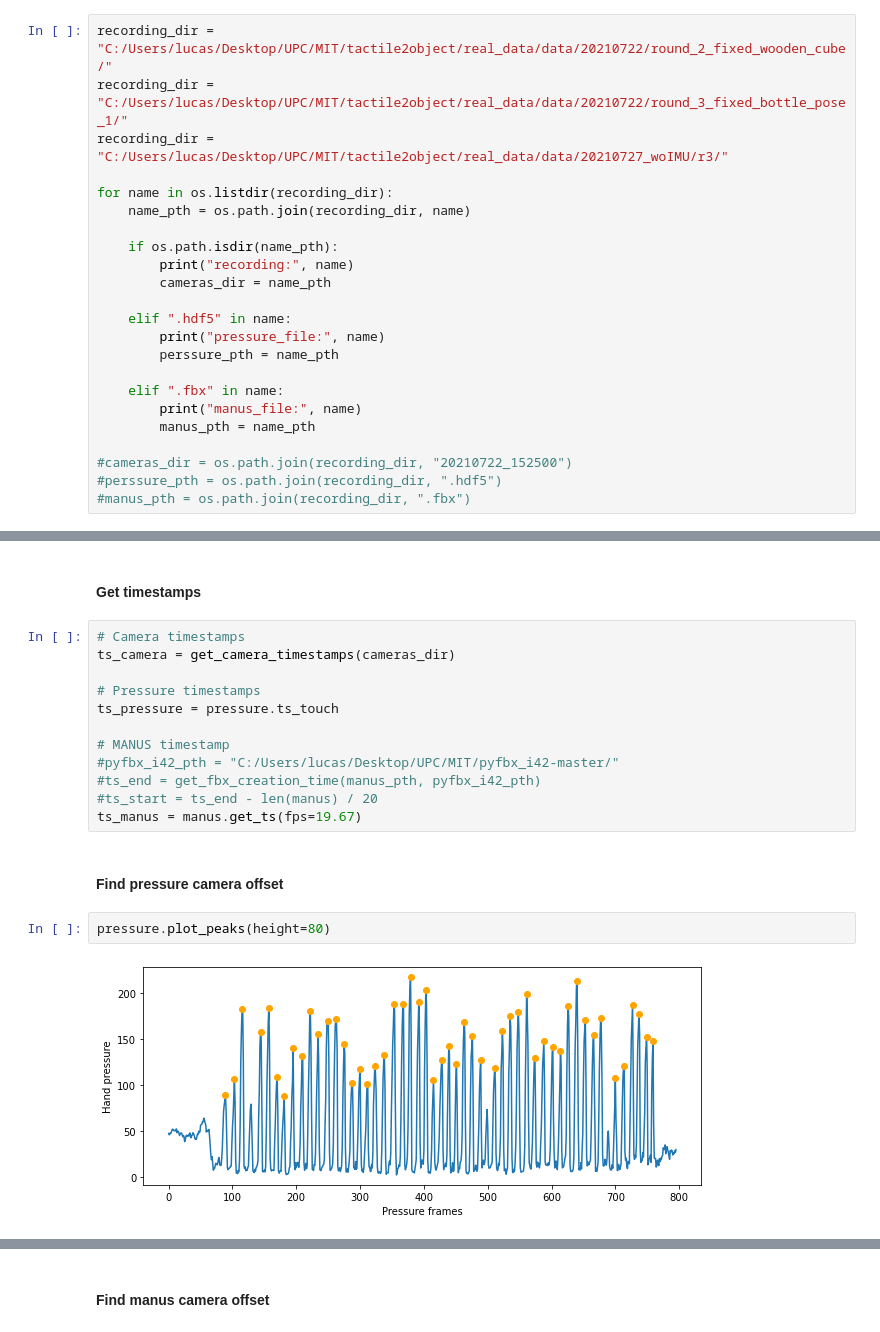
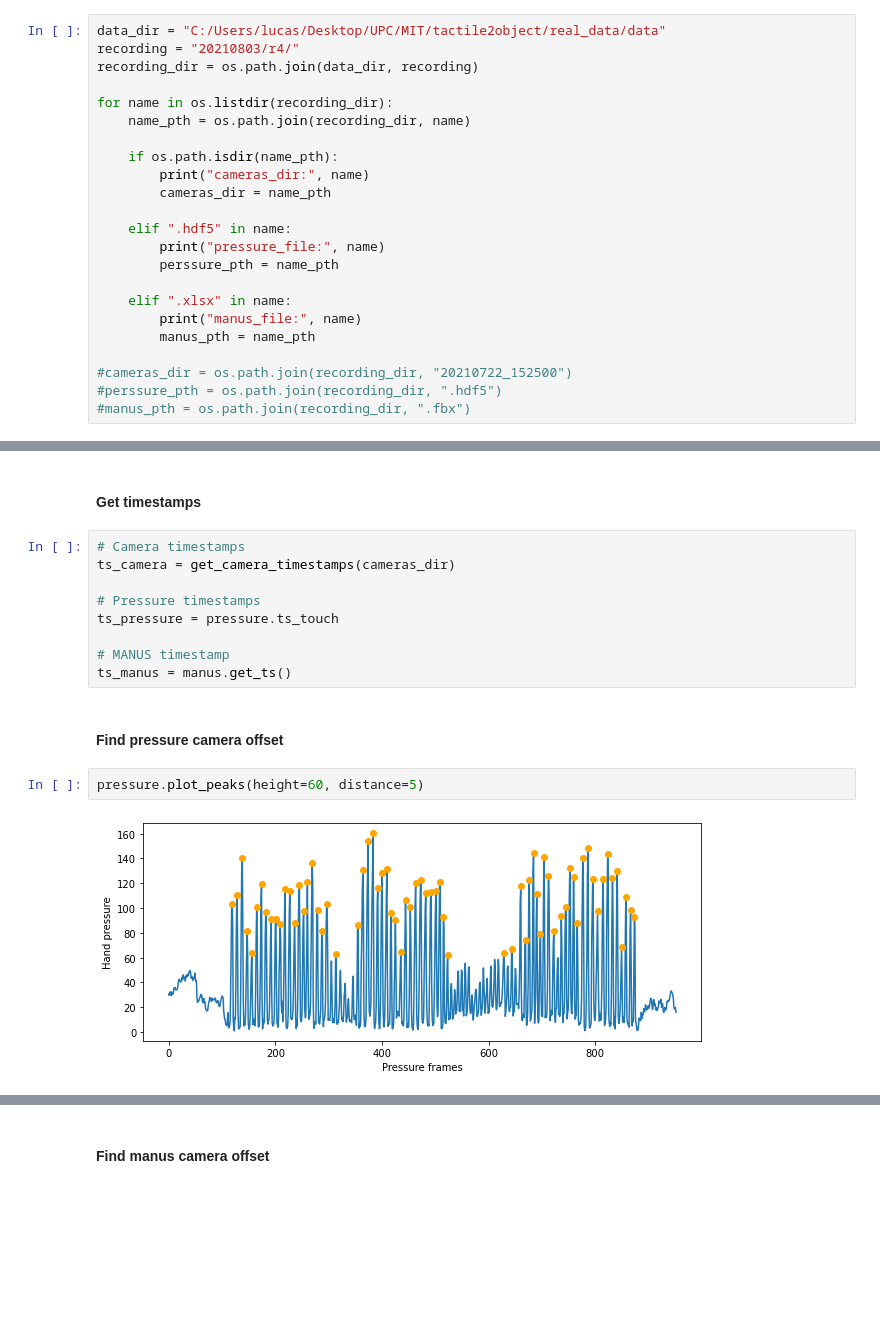
Before and after one commit to lucas-ventura/tactile2object, a Jupyter notebook: real_data/project_hand_to_camera_frame.ipynb, the cells around one changed output, grey strips where cells are left out. Saved outputs shown, nothing was run; the diff lists cells and outputs as text; blank space fills up the shorter version.

Commit message:
Load data from xlsx file instead of fbx file

```diff
--- a/real_data/project_hand_to_camera_frame.ipynb
+++ b/real_data/project_hand_to_camera_frame.ipynb
@@ -18,22 +16,22 @@ sys.path.insert(1, manopth_dir)
 
 from manus.utils import Pressure
 # %%
-recording_dir = "C:/Users/lucas/Desktop/UPC/MIT/tactile2object/real_data/data/20210722/round_2_fixed_wooden_cube/"
-recording_dir = "C:/Users/lucas/Desktop/UPC/MIT/tactile2object/real_data/data/20210722/round_3_fixed_bottle_pose_1/"
-recording_dir = "C:/Users/lucas/Desktop/UPC/MIT/tactile2object/real_data/data/20210727_woIMU/r3/"
+data_dir = "C:/Users/lucas/Desktop/UPC/MIT/tactile2object/real_data/data"
+recording = "20210803/r4/"
+recording_dir = os.path.join(data_dir, recording)
 
 for name in os.listdir(recording_dir):
     name_pth = os.path.join(recording_dir, name)
 
     if os.path.isdir(name_pth):
-        print("recording:", name)
+        print("cameras_dir:", name)
         cameras_dir = name_pth
 
     elif ".hdf5" in name:
         print("pressure_file:", name)
         perssure_pth = name_pth
 
-    elif ".fbx" in name:
+    elif ".xlsx" in name:
         print("manus_file:", name)
         manus_pth = name_pth
 
@@ -73,16 +71,13 @@ ts_camera = get_camera_timestamps(cameras_dir)
 ts_pressure = pressure.ts_touch
 
 # MANUS timestamp
-#pyfbx_i42_pth = "C:/Users/lucas/Desktop/UPC/MIT/pyfbx_i42-master/"
-#ts_end = get_fbx_creation_time(manus_pth, pyfbx_i42_pth)
-#ts_start = ts_end - len(manus) / 20
-ts_manus = manus.get_ts(fps=19.67)
+ts_manus = manus.get_ts()
 # %% [markdown]
 #### Find pressure camera offset
 # %%
-pressure.plot_peaks(height=80)
+pressure.plot_peaks(height=60, distance=5)
 # %% [output]
-[figure, old version]
+[figure, new version]
 # %%
 # Index of first pressure peak
 idx_first_p = pressure.get_peaks(height=80)[0]
```
Also changed, not shown: parts of 20 cells of this notebook, 4 other files.
